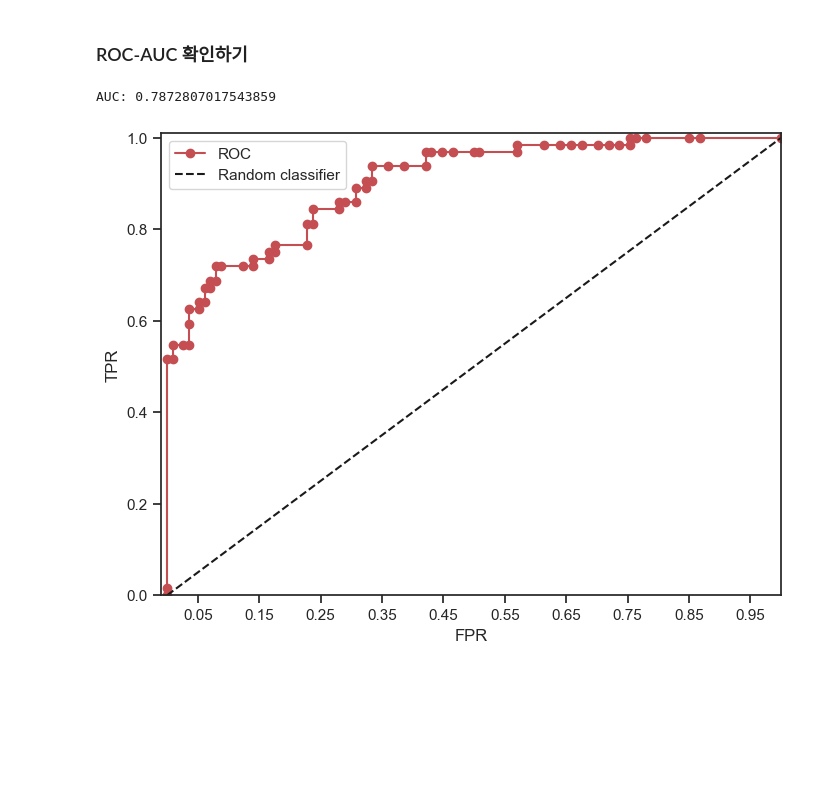
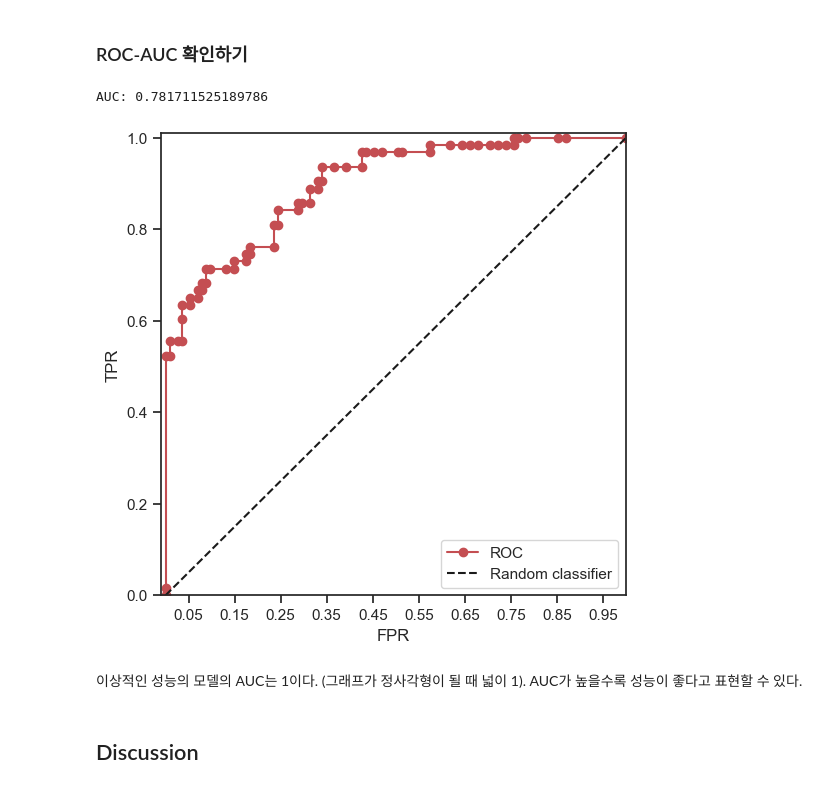
Before and after one commit to TaniTail/aiffel, a Jupyter notebook: Exploration/E05/[E-05]Titanic_Machine_Learning_from_Disaster.ipynb, the cells around one changed output. Saved outputs shown, nothing was run; the diff lists cells and outputs as text; code cells hidden in the pictures; blank space fills up the shorter version.

```diff
--- a/Exploration/E05/[E-05]Titanic_Machine_Learning_from_Disaster.ipynb
+++ b/Exploration/E05/[E-05]Titanic_Machine_Learning_from_Disaster.ipynb
@@ -371,27 +526,31 @@ Score: 0.9424815229210332
 # %% [markdown]
 ### ROC-AUC 확인하기
 # %%
-clf = LogisticRegression(solver='lbfgs')
+clf = LogisticRegression(solver='lbfgs') #하이퍼 패러미터
 clf.fit(X_tra,y_tra)
 pred_proba_class1 = clf.predict_proba(X_val)[:,1]
 
-plt.figure(figsize=(8,6))
+plt.figure(figsize=(6,6))
 
 def roc_curve_plot(y_pred, y_val):
-    fprs, tprs, thresholds = roc_curve(y_pred, pred_proba_class1)
+    fprs, tprs, thresholds = roc_curve(y_pred, pred_proba_class1) # false positive rate 폴아웃, tprs(tru positive rate )= 리콜
     plt.plot(fprs, tprs, 'ro-',label='ROC')
     plt.plot([0,1],[0,1], 'k--', label='Random classifier')
 
     start,end = plt.xlim()
     plt.xticks(np.round(np.arange(start, end, 0.1), 2))
     plt.xlim(-0.01, 1); plt.ylim(0, 1.01)
     plt.xlabel('FPR')
     plt.ylabel('TPR')
     plt.legend()
 
 roc_curve_plot(y_pred, y_val)
 
 print("AUC:",roc_auc_score(y_pred,y_val))
 # %% [output]
-AUC: 0.7872807017543859
+AUC: 0.781711525189786
-[figure, old version]
+[figure, new version]
+# %% [markdown]
+이상적인 성능의 모델의 AUC는 1이다. (그래프가 정사각형이 될 때 넓이 1). AUC가 높을수록 성능이 좋다고 표현할 수 있다.
+# %% [markdown]
+## Discussion
```
Also changed, not shown: parts of 52 cells of this notebook, 2 other files.
